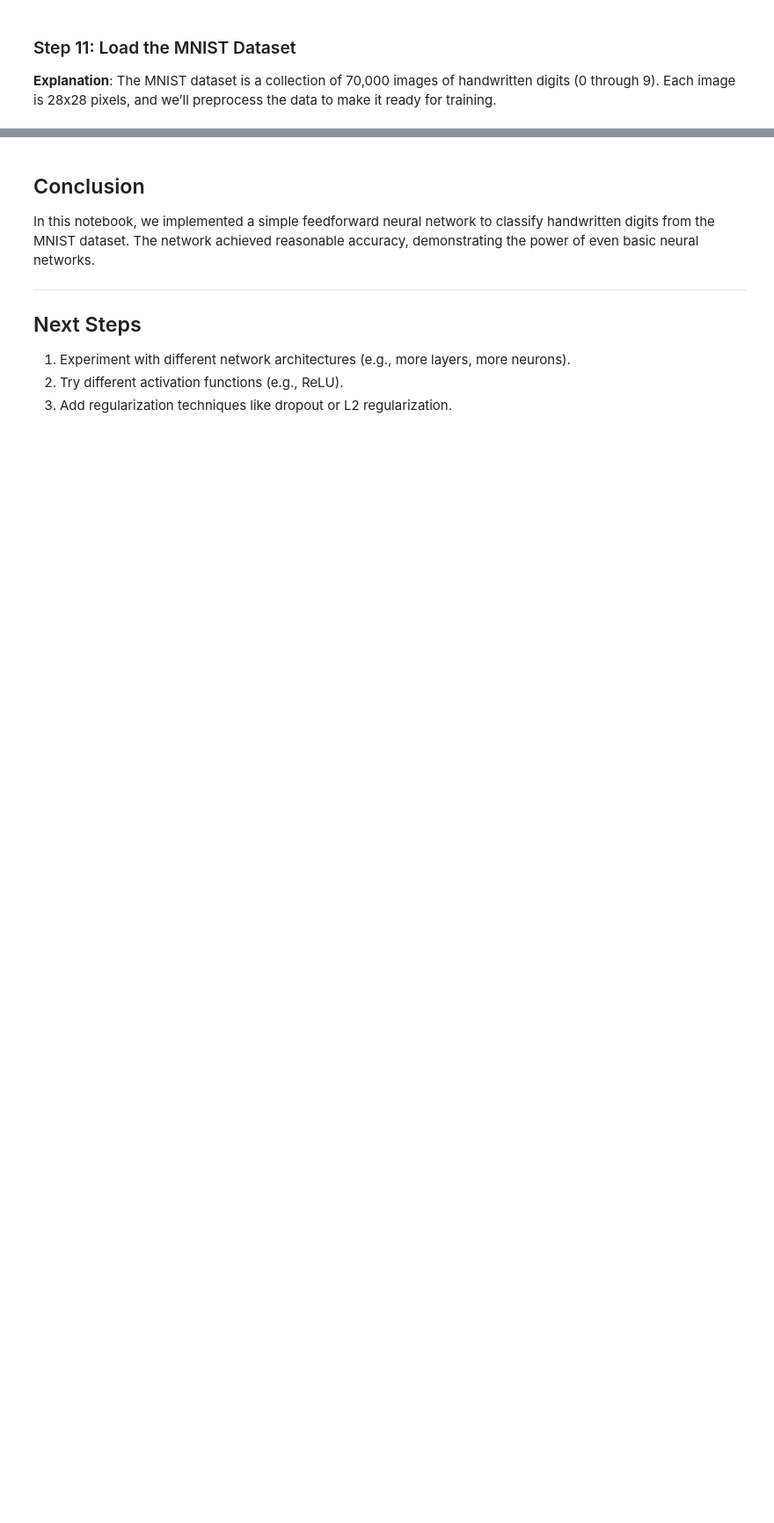
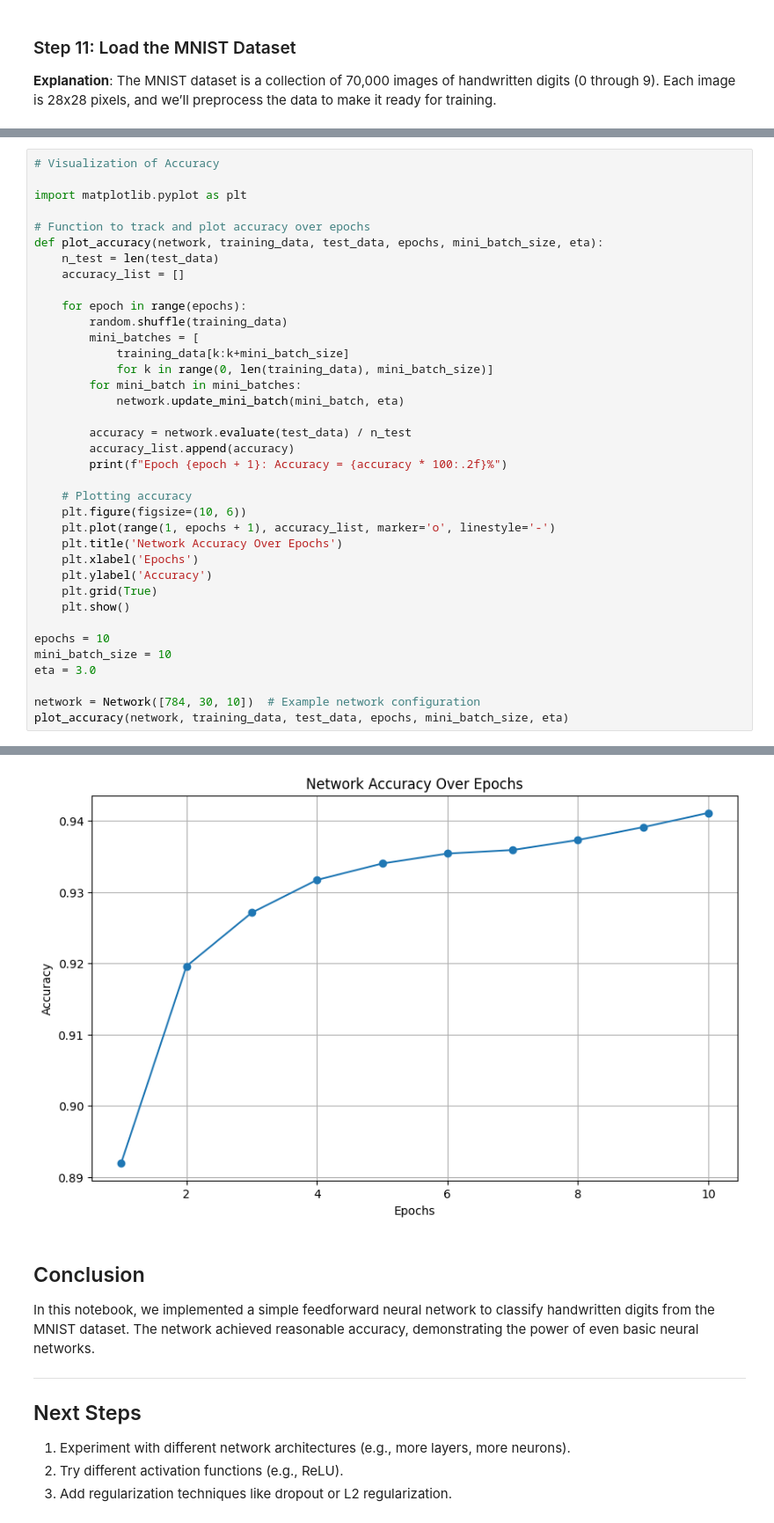
Before and after one commit to ismail-Elkabouri/Deep-learning_from_learning_to_prediction, a Jupyter notebook: 01_chapter1_Introduction/Chapter1_Introduction.ipynb, the cells around one changed output, grey strips where cells are left out. Shown at 88% size. Drawn from its saved outputs; the diff is of its cells as text; blank space fills up the shorter version.

Commit message:
add network 1

```diff
--- a/01_chapter1_Introduction/Chapter1_Introduction.ipynb
+++ b/01_chapter1_Introduction/Chapter1_Introduction.ipynb
@@ -204,0 +336,38 @@ plt.show()
+# %%
+# Visualization of Accuracy
+
+import matplotlib.pyplot as plt
+
+# Function to track and plot accuracy over epochs
+def plot_accuracy(network, training_data, test_data, epochs, mini_batch_size, eta):
+    n_test = len(test_data)
+    accuracy_list = []
+
+    for epoch in range(epochs):
+        random.shuffle(training_data)
+        mini_batches = [
+            training_data[k:k+mini_batch_size]
+            for k in range(0, len(training_data), mini_batch_size)]
+        for mini_batch in mini_batches:
+            network.update_mini_batch(mini_batch, eta)
+
+        accuracy = network.evaluate(test_data) / n_test
+        accuracy_list.append(accuracy)
+        print(f"Epoch {epoch + 1}: Accuracy = {accuracy * 100:.2f}%")
+
+    # Plotting accuracy
+    plt.figure(figsize=(10, 6))
+    plt.plot(range(1, epochs + 1), accuracy_list, marker='o', linestyle='-')
+    plt.title('Network Accuracy Over Epochs')
+    plt.xlabel('Epochs')
+    plt.ylabel('Accuracy')
+    plt.grid(True)
+    plt.show()
+
+epochs = 10
+mini_batch_size = 10
+eta = 3.0
+
+network = Network([784, 30, 10])  # Example network configuration
+plot_accuracy(network, training_data, test_data, epochs, mini_batch_size, eta)
+# %% [output]
@@ -205,3 +384,4 @@ plt.show()
+[figure, added]
 # %% [markdown]
 ## Conclusion
 In this notebook, we implemented a simple feedforward neural network to classify handwritten digits from the MNIST dataset. The network achieved reasonable accuracy, demonstrating the power of even basic neural networks.
```
Also changed, not shown: parts of 11 cells of this notebook.
